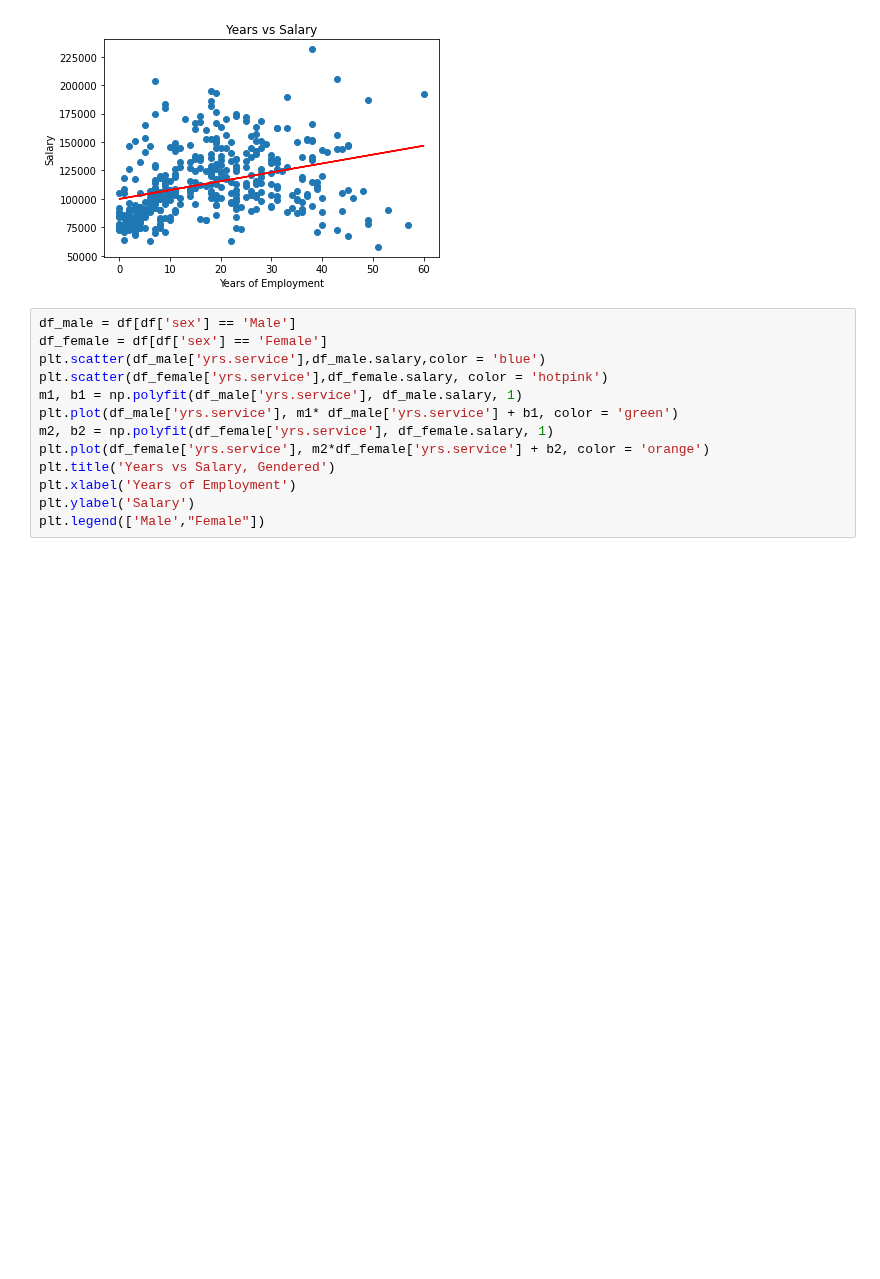
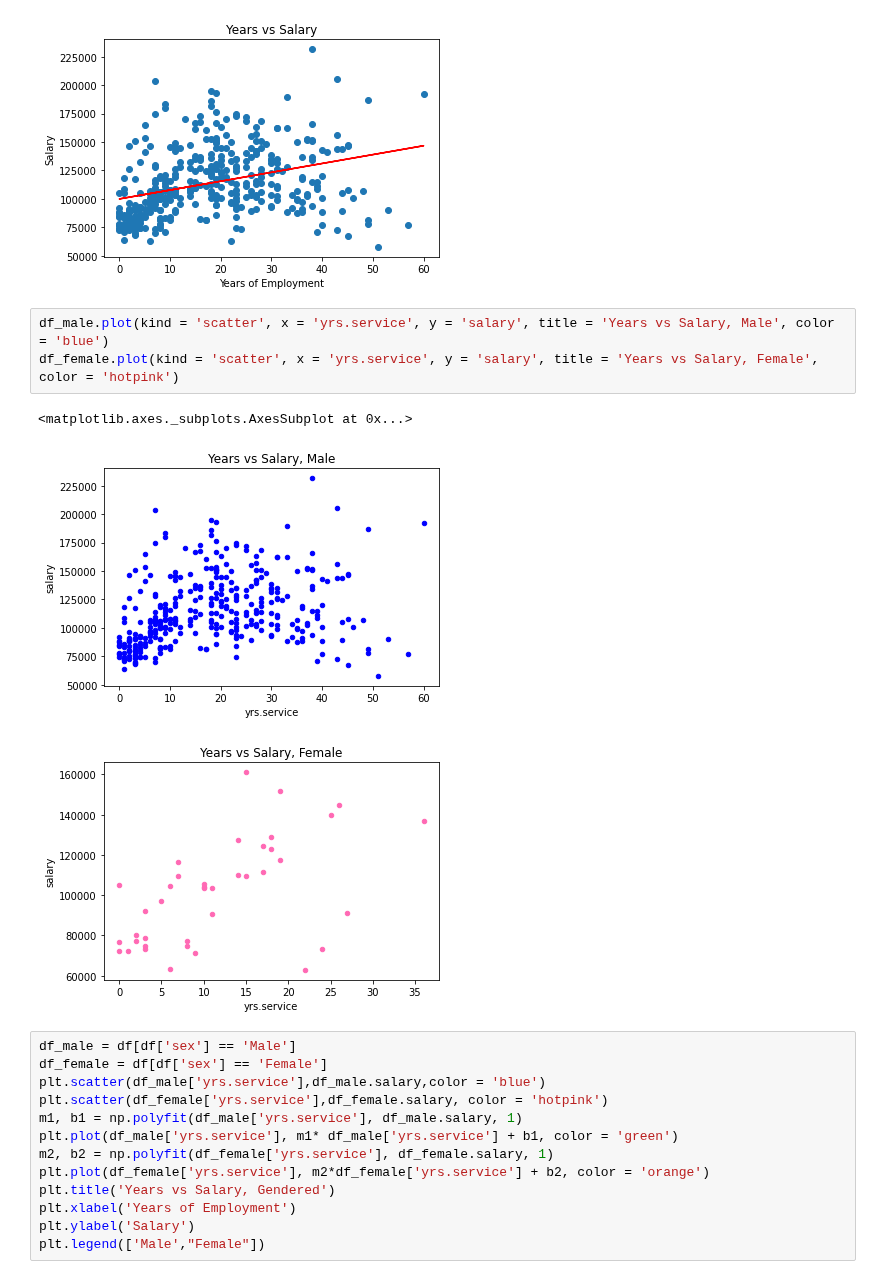
Before and after one commit to jlin246/Micro-credentials-Jan-2022-BSNS, a Jupyter notebook: python/Unit 3/Assignments/Unit3_Python_Advanced_Pandas_DataWrangling_Assignment.ipynb, the cells around one changed output. Drawn from its saved outputs; the diff is of its cells as text; blank space fills up the shorter version.

```diff
--- a/python/Unit 3/Assignments/Unit3_Python_Advanced_Pandas_DataWrangling_Assignment.ipynb
+++ b/python/Unit 3/Assignments/Unit3_Python_Advanced_Pandas_DataWrangling_Assignment.ipynb
@@ -216,6 +216,13 @@ plt.ylabel('Salary')
 plt.show()
 # %% [output]
 [figure]
+# %%
+df_male.plot(kind = 'scatter', x = 'yrs.service', y = 'salary', title = 'Years vs Salary, Male', color = 'blue')
+df_female.plot(kind = 'scatter', x = 'yrs.service', y = 'salary', title = 'Years vs Salary, Female', color = 'hotpink')
+# %% [output]
+<matplotlib.axes._subplots.AxesSubplot at 0x...>
+[figure, added]
+[figure, added]
 # %%
 df_male = df[df['sex'] == 'Male']
 df_female = df[df['sex'] == 'Female']
```
Also changed, not shown: parts of 4 cells of this notebook.
